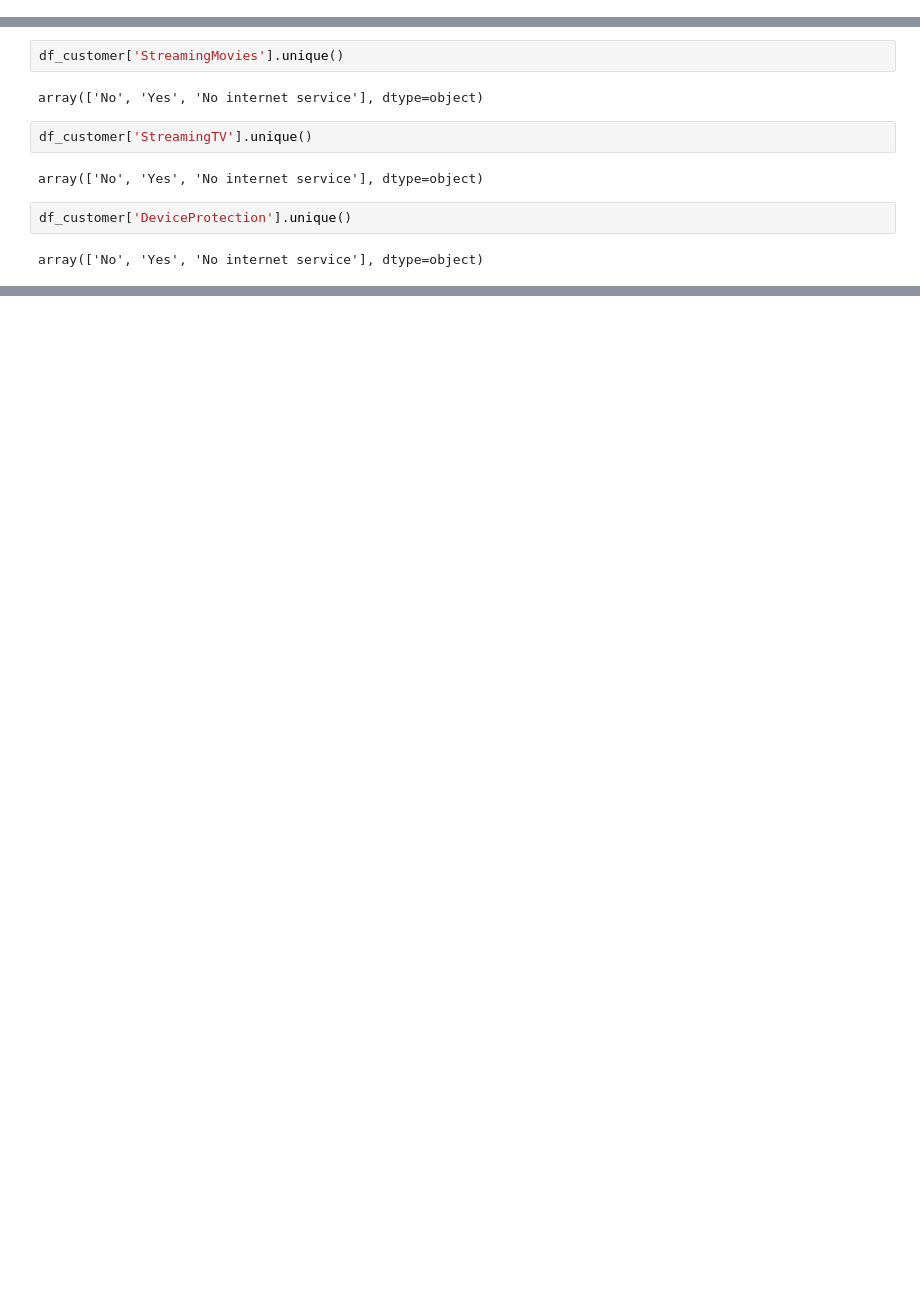
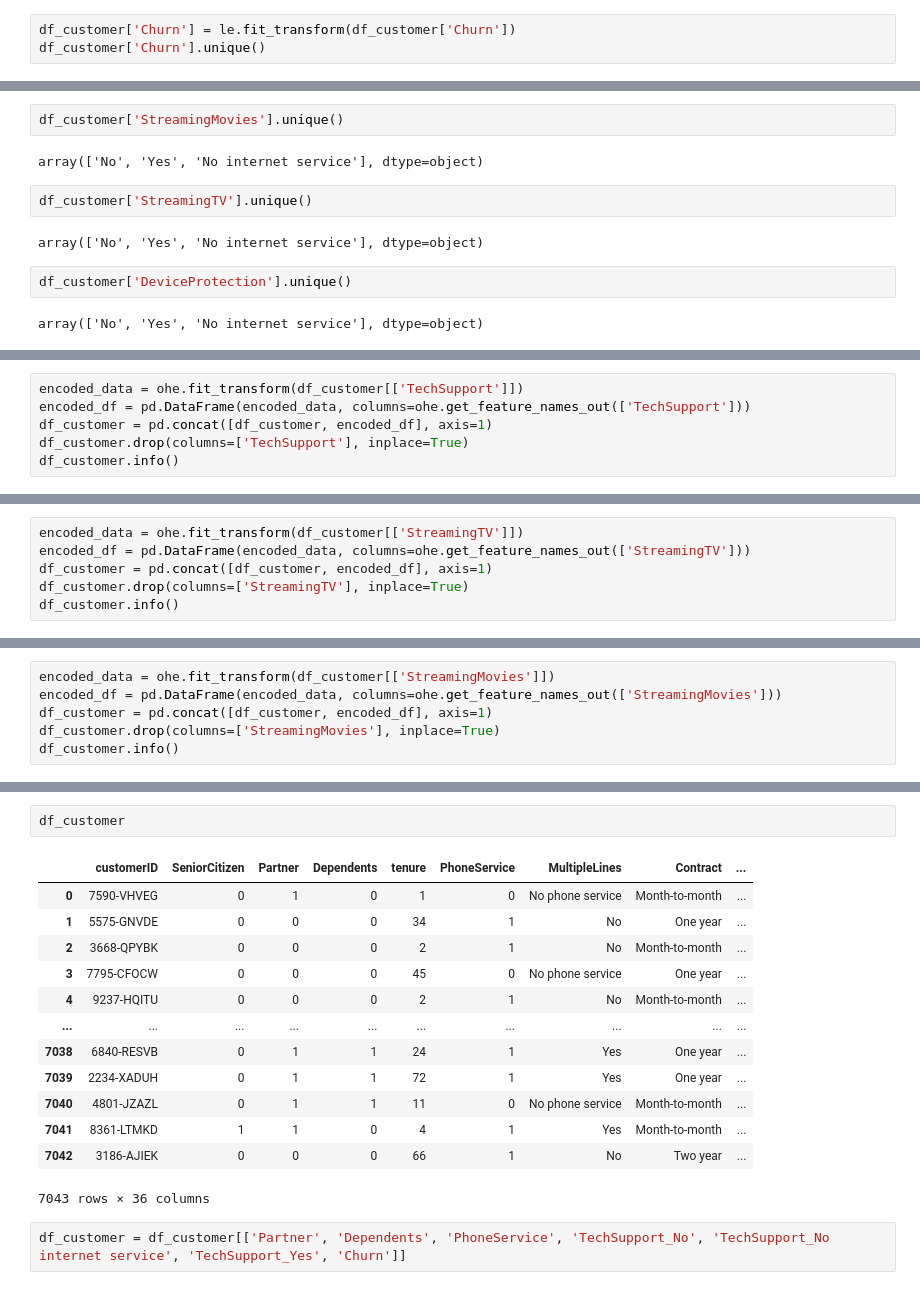
Before and after one commit to pcperera/telco-customer-churn, a Jupyter notebook: xgboost.ipynb, the cells around one changed output, grey strips where cells are left out. Drawn from its saved outputs; the diff is of its cells as text; blank space fills up the shorter version.

```diff
--- a/xgboost.ipynb
+++ b/xgboost.ipynb
@@ -136,3 +139,6 @@ df_customer['PhoneService'] = le.fit_transform(df_customer['PhoneService'])
 df_customer['PhoneService'].unique()
 # %% [output]
 array([0, 1])
+# %%
+df_customer['Churn'] = le.fit_transform(df_customer['Churn'])
+df_customer['Churn'].unique()
@@ -262,0 +275,6 @@ memory usage: 1.6+ MB
+# %%
+encoded_data = ohe.fit_transform(df_customer[['TechSupport']])
+encoded_df = pd.DataFrame(encoded_data, columns=ohe.get_feature_names_out(['TechSupport']))
+df_customer = pd.concat([df_customer, encoded_df], axis=1)
+df_customer.drop(columns=['TechSupport'], inplace=True)
+df_customer.info()
@@ -262,0 +303,6 @@ memory usage: 1.6+ MB
+# %%
+encoded_data = ohe.fit_transform(df_customer[['StreamingTV']])
+encoded_df = pd.DataFrame(encoded_data, columns=ohe.get_feature_names_out(['StreamingTV']))
+df_customer = pd.concat([df_customer, encoded_df], axis=1)
+df_customer.drop(columns=['StreamingTV'], inplace=True)
+df_customer.info()
@@ -262,0 +331,6 @@ memory usage: 1.6+ MB
+# %%
+encoded_data = ohe.fit_transform(df_customer[['StreamingMovies']])
+encoded_df = pd.DataFrame(encoded_data, columns=ohe.get_feature_names_out(['StreamingMovies']))
+df_customer = pd.concat([df_customer, encoded_df], axis=1)
+df_customer.drop(columns=['StreamingMovies'], inplace=True)
+df_customer.info()
@@ -262,0 +355,18 @@ memory usage: 1.6+ MB
+# %%
+df_customer
+# %% [output]
+|  | customerID | SeniorCitizen | Partner | Dependents | tenure | PhoneService | MultipleLines | Contract | ... |
+| 0 | 7590-VHVEG | 0 | 1 | 0 | 1 | 0 | No phone service | Month-to-month | ... |
+| 1 | 5575-GNVDE | 0 | 0 | 0 | 34 | 1 | No | One year | ... |
+| 2 | 3668-QPYBK | 0 | 0 | 0 | 2 | 1 | No | Month-to-month | ... |
+| 3 | 7795-CFOCW | 0 | 0 | 0 | 45 | 0 | No phone service | One year | ... |
+| 4 | 9237-HQITU | 0 | 0 | 0 | 2 | 1 | No | Month-to-month | ... |
+| ... | ... | ... | ... | ... | ... | ... | ... | ... | ... |
+| 7038 | 6840-RESVB | 0 | 1 | 1 | 24 | 1 | Yes | One year | ... |
+| 7039 | 2234-XADUH | 0 | 1 | 1 | 72 | 1 | Yes | One year | ... |
+| 7040 | 4801-JZAZL | 0 | 1 | 1 | 11 | 0 | No phone service | Month-to-month | ... |
+| 7041 | 8361-LTMKD | 1 | 1 | 0 | 4 | 1 | Yes | Month-to-month | ... |
+| 7042 | 3186-AJIEK | 0 | 0 | 0 | 66 | 1 | No | Two year | ... |
+7043 rows × 36 columns
+# %%
+df_customer = df_customer[['Partner', 'Dependents', 'PhoneService', 'TechSupport_No', 'TechSupport_No internet service', 'TechSupport_Yes', 'Churn']]
```
Also changed, not shown: parts of 14 cells of this notebook.
